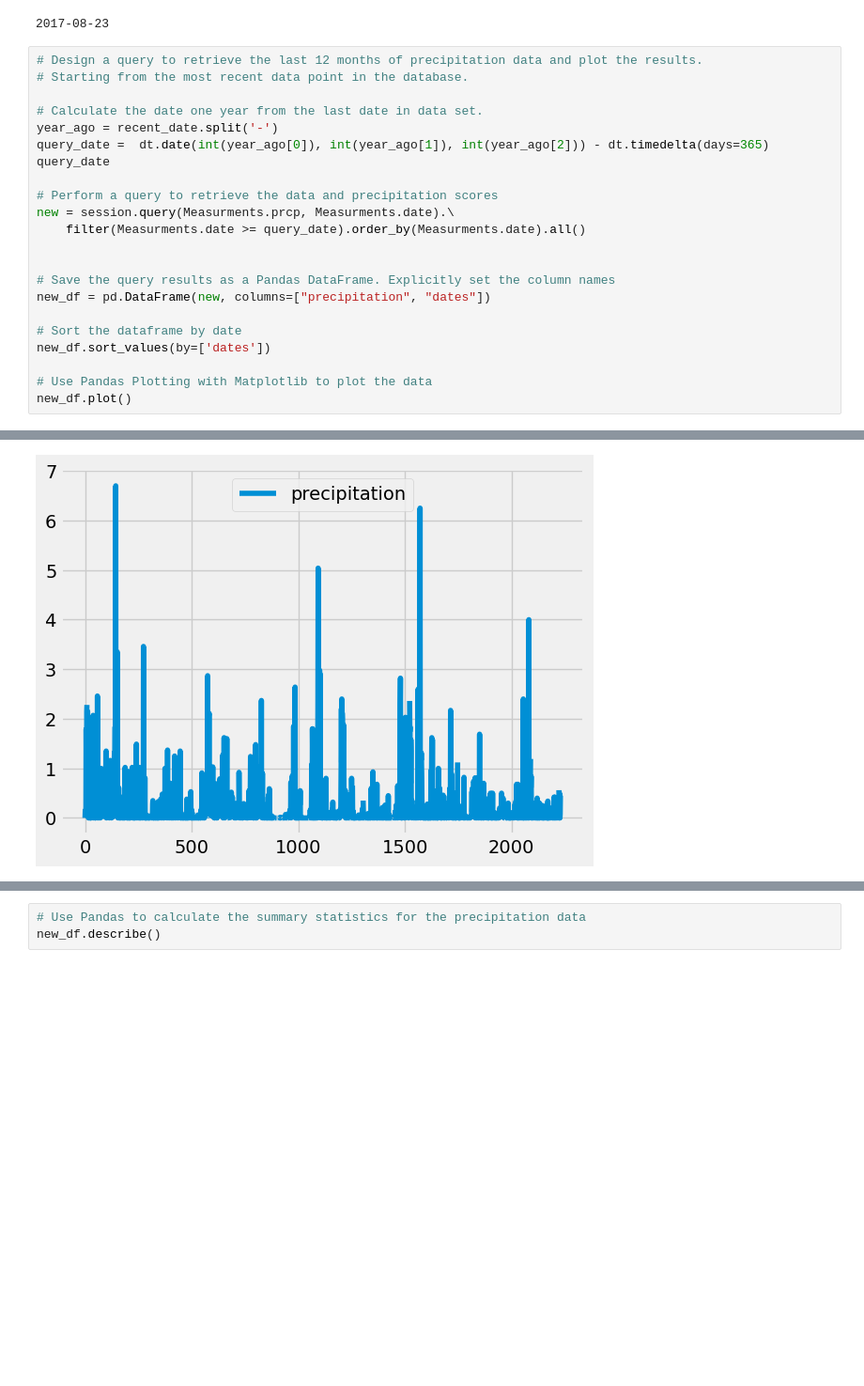
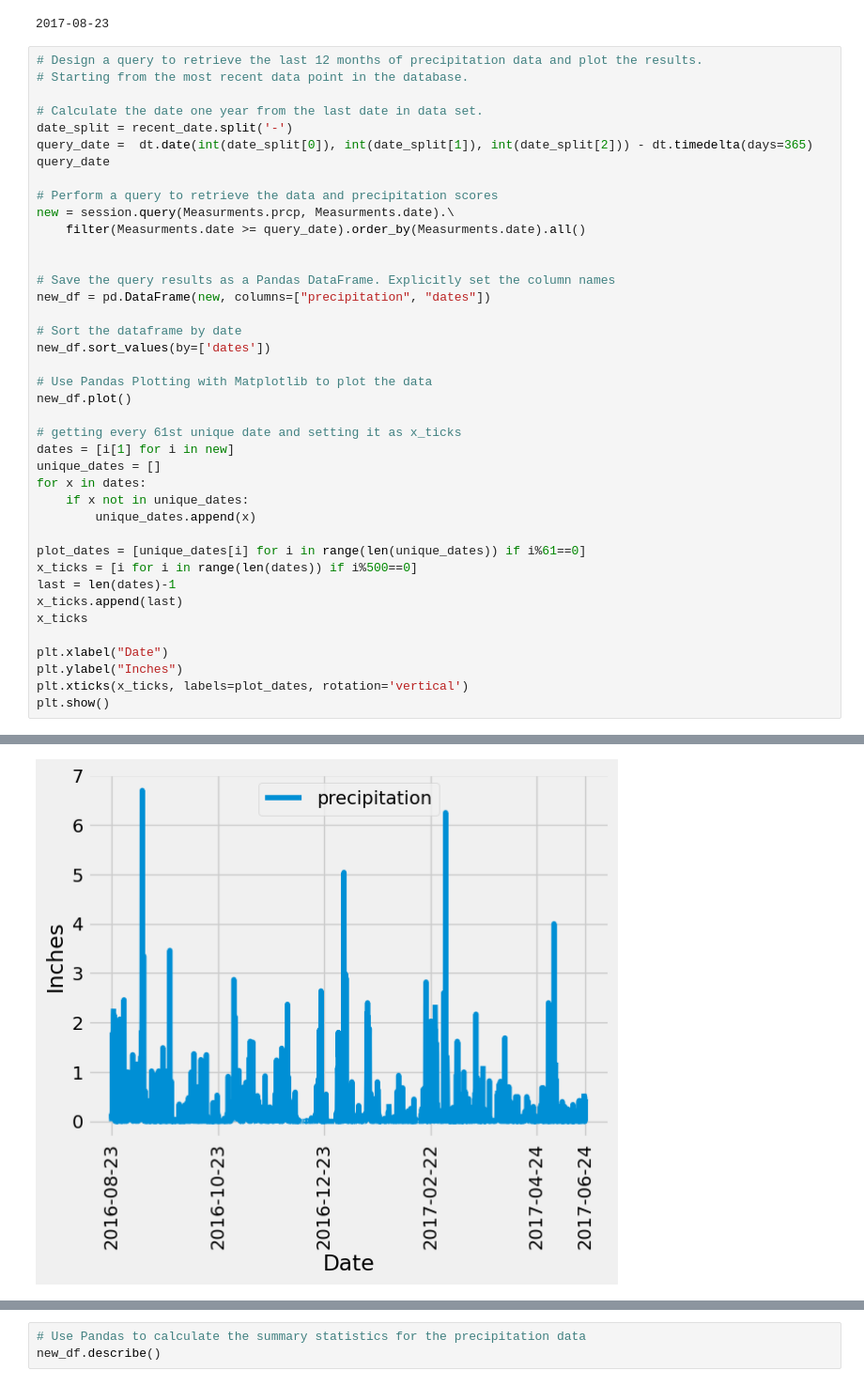
Before and after one commit to Faraz-Tab/sqlalchemy-challenge, a Jupyter notebook: SurfsUp/climate_starter.ipynb, the cells around one changed output, grey strips where cells are left out. Shown at 94% size. Saved outputs shown, nothing was run; the diff lists cells and outputs as text; blank space fills up the shorter version.

```diff
--- a/SurfsUp/climate_starter.ipynb
+++ b/SurfsUp/climate_starter.ipynb
@@ -82,8 +82,8 @@ print(recent_date)
 # Starting from the most recent data point in the database.
 
 # Calculate the date one year from the last date in data set.
-year_ago = recent_date.split('-')
-query_date =  dt.date(int(year_ago[0]), int(year_ago[1]), int(year_ago[2])) - dt.timedelta(days=365)
+date_split = recent_date.split('-')
+query_date =  dt.date(int(date_split[0]), int(date_split[1]), int(date_split[2])) - dt.timedelta(days=365)
 query_date
 
 # Perform a query to retrieve the data and precipitation scores
@@ -99,4 +99,22 @@ new_df.sort_values(by=['dates'])
 
 # Use Pandas Plotting with Matplotlib to plot the data
 new_df.plot()
+
+# getting every 61st unique date and setting it as x_ticks
+dates = [i[1] for i in new]
+unique_dates = []
+for x in dates:
+    if x not in unique_dates:
+        unique_dates.append(x)
+
+plot_dates = [unique_dates[i] for i in range(len(unique_dates)) if i%61==0]
+x_ticks = [i for i in range(len(dates)) if i%500==0]
+last = len(dates)-1
+x_ticks.append(last)
+x_ticks
+
+plt.xlabel("Date")
+plt.ylabel("Inches")
+plt.xticks(x_ticks, labels=plot_dates, rotation='vertical')
+plt.show()
 # %% [output]
@@ -104 +121 @@ new_df.plot()
-[figure, old version]
+[figure, new version]
```
Also changed, not shown: parts of 9 cells of this notebook, 2 other files.
